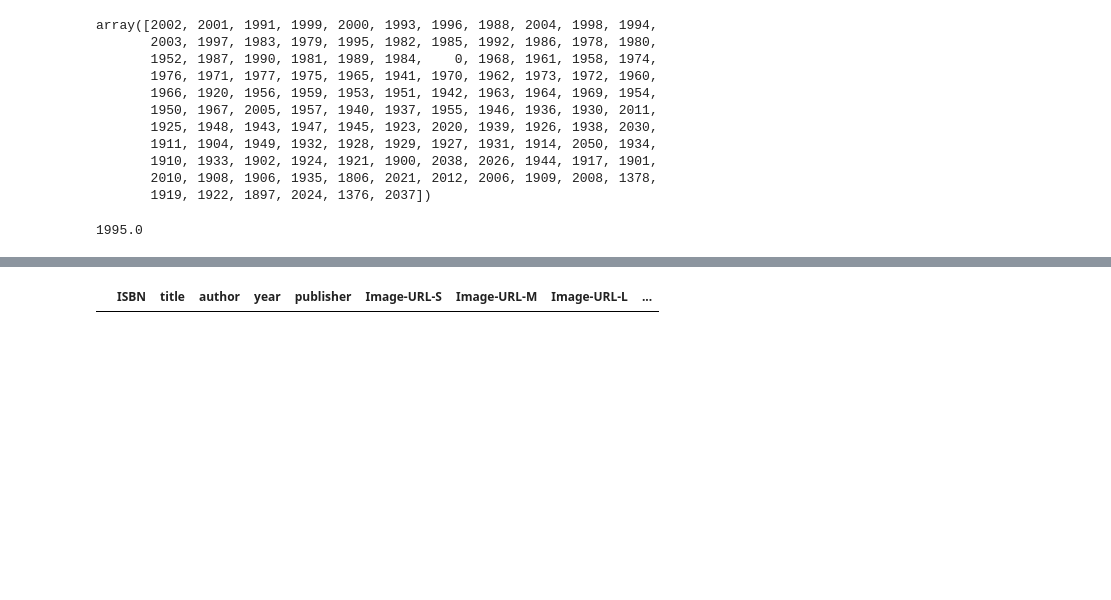
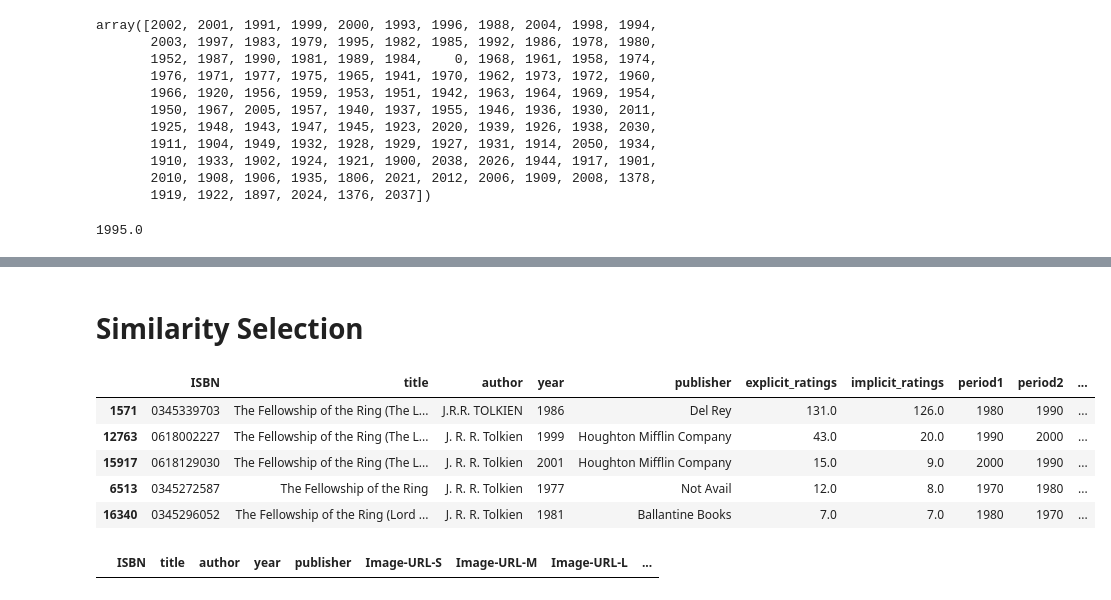
Before and after one commit to JanKubal/Book_Recommender, a Jupyter notebook: book_recommender.ipynb, the cells around one changed output, grey strips where cells are left out. Saved outputs shown, nothing was run; the diff lists cells and outputs as text; code cells hidden in the pictures; blank space fills up the shorter version.

```diff
--- a/book_recommender.ipynb
+++ b/book_recommender.ipynb
@@ -175,3 +153,40 @@ choose_n = 5
+# %% [markdown]
+# Similarity Selection
+# %%
+##Inputs/argumets
+# input_name = 'The Lord of the Rings' #Unclear input, when name of the series is given, instead of a name of a book
+input_name = 'The Fellowship of the Ring'
+# input_name = 'The Eye of the World'
+# input_name = 'Great Expectations'
+# input_name = 'The Color of Magic'
+# input_name = 'The Egyptian' #Here is a problem that title contains 'A Novel'. Giving more weight to author could help?
+# input_name = 'Hotel New Hampshire'
+# input_name = 'The Shining'
+# input_name = 'For Whom the Bell Tolls'
+
+display(books[(books['title'].str.contains(input_name))
+                .replace(np.NaN, False)]
+                .sort_values(['explicit_ratings', 'implicit_ratings'], ascending = False).head(5)[['ISBN', 'title', 'author', 'year', 'publisher',
+                                                                                                   'explicit_ratings', 'implicit_ratings',
+                                                                                                    'period1', 'period2', 'info']]
+                )
+
+input_index = (books[(books['title'].str.contains(input_name))
+                .replace(np.NaN, False)]
+                .sort_values(['explicit_ratings', 'implicit_ratings'], ascending = False)).index[0]
+#input_index
+choose_n = 5
+
+#deprecated
+# input_book_ISBN = '0812511816'
+# input_index = books[books.ISBN == input_book_ISBN].index.values[0]
+# %% [output]
+|  | ISBN | title | author | year | publisher | explicit_ratings | implicit_ratings | period1 | period2 | ... |
+| 1571 | 0345339703 | The Fellowship of the Ring (The L... | J.R.R. TOLKIEN | 1986 | Del Rey | 131.0 | 126.0 | 1980 | 1990 | ... |
+| 12763 | 0618002227 | The Fellowship of the Ring (The L... | J. R. R. Tolkien | 1999 | Houghton Mifflin Company | 43.0 | 20.0 | 1990 | 2000 | ... |
+| 15917 | 0618129030 | The Fellowship of the Ring (The L... | J. R. R. Tolkien | 2001 | Houghton Mifflin Company | 15.0 | 9.0 | 2000 | 1990 | ... |
+| 6513 | 0345272587 | The Fellowship of the Ring | J. R. R. Tolkien | 1977 | Not Avail | 12.0 | 8.0 | 1970 | 1980 | ... |
+| 16340 | 0345296052 | The Fellowship of the Ring (Lord ... | J. R. R. Tolkien | 1981 | Ballantine Books | 7.0 | 7.0 | 1980 | 1970 | ... |
 # %%
 #books[(books['author'].str.contains('Tolkien')).replace(np.NaN, False)]
 #books[(books['author'].str.contains('Robert Jordan')).replace(np.NaN, False)].head(10)
```
Also changed, not shown: parts of 11 cells of this notebook.
